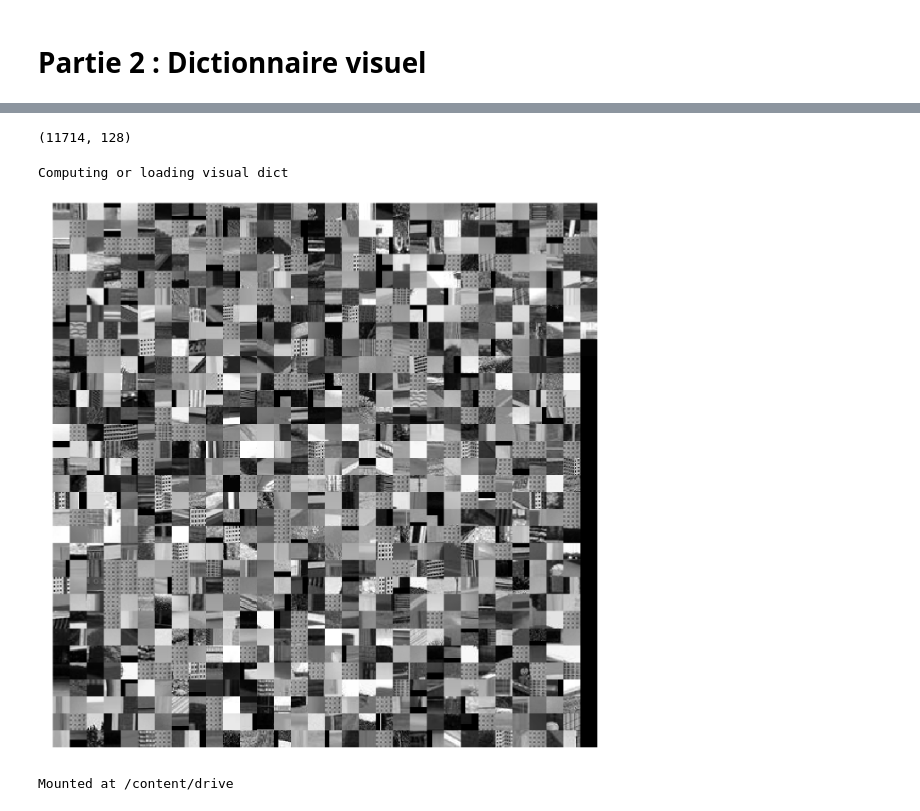
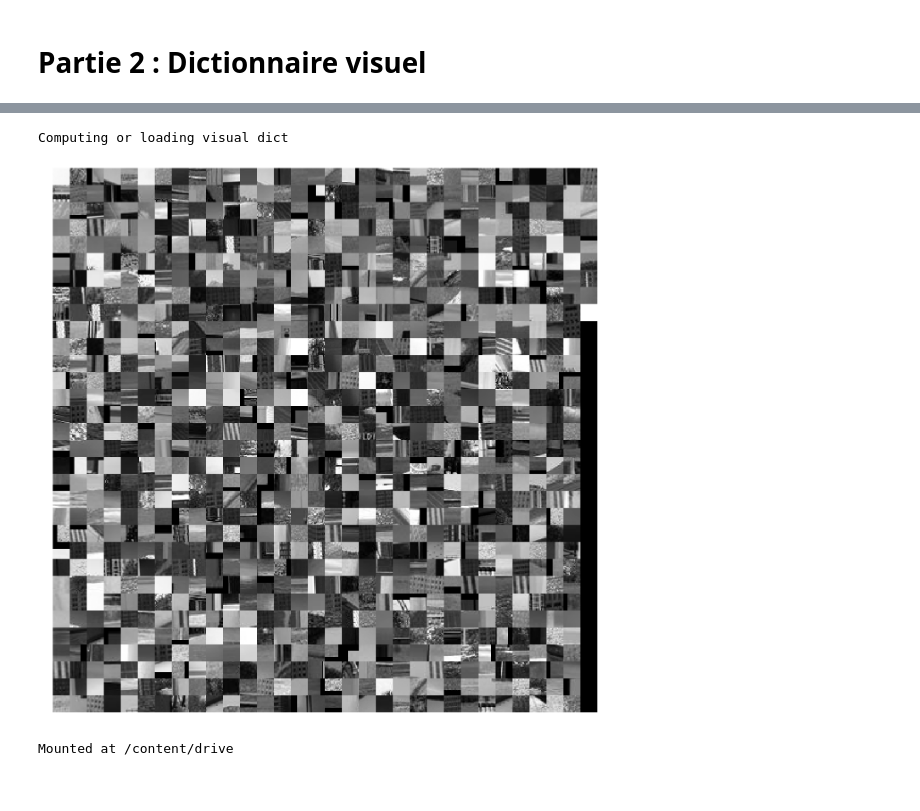
Before and after one commit to IssamBenamara/SIFT_BOW, a Jupyter notebook: TP1_2.ipynb, the cells around one changed output, grey strips where cells are left out. Saved outputs shown, nothing was run; the diff lists cells and outputs as text; code cells hidden in the pictures.

```diff
--- a/TP1_2.ipynb
+++ b/TP1_2.ipynb
@@ -162,5 +157,0 @@ KeyboardInterrupt: ignored
-# %%
-sift = sifts_list_by_image
-dim_sift = sift[0].shape[-1]
-# %%
-sift = [s.reshape(-1, dim_sift) for s in sift]
@@ -171,12 +158,3 @@ sift
-# %%
-sift = np.concatenate(sift, axis=0)
-keep = ~np.all(sift==0, axis=1)
-sift = sift[keep]
-ids, _ = compute_split(sift.shape[0], pc=0.05)
-sift = sift[ids]
-sift.shape
-# %% [output]
-(11714, 128)
 # %%
 # Code here the `compute_visual_dict` function
 from sklearn import metrics
@@ -192,6 +170,7 @@ def compute_visual_dict(sift, n_clusters=1000, n_init=1, verbose=1):
     # randomly pick sift
     ids, _ = compute_split(sift.shape[0], pc=0.05)
     sift = sift[ids]
+    sift = sift/255
 
     kmeans = KMeans(n_clusters=n_clusters, n_init = n_init).fit(sift)
     cluster_centers = kmeans.cluster_centers_.tolist()
@@ -205,18 +184,18 @@ Computing or loading visual dict
 # %%
 # Study of the dict
 from scipy.spatial import distance_matrix
 
-regions, sifts = get_regions_and_sifts(dir_sc, np.random.choice(inames, 100)) # Compute SIFT and regions from 30 random images
+regions, sifts = get_regions_and_sifts(dir_sc, np.random.choice(inames, 30)) # Compute SIFT and regions from 30 random images
 dm = distance_matrix(vidct,sifts)
 ids = np.argmin(dm,axis=1)
 display_images(regions[ids])
 
 # TODO visually analyze the dict through similar example regions
 #
 # Ideally, create `vdregions`, a numpy array of size 1001 x 16 x 16 where each of the 1001 elements is a
 # "prototype" patch that is very close to the cluster center
 # %% [output]
-[figure, old version]
+[figure, new version]
 # %%
 !zip -r data.zip data
 # %%
```
Also changed, not shown: parts of 25 cells of this notebook.
